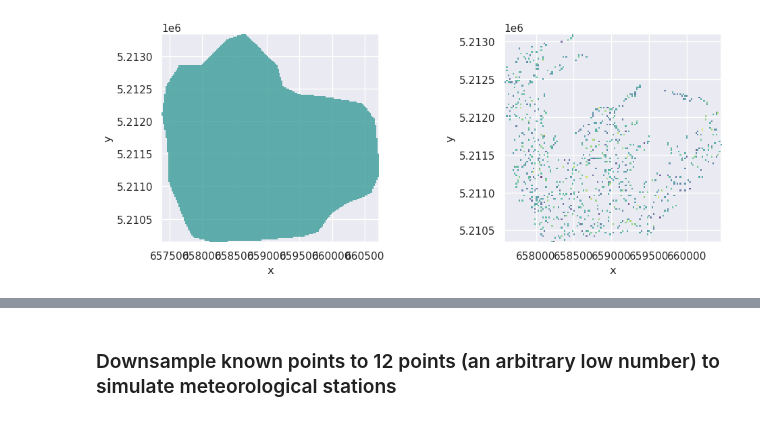
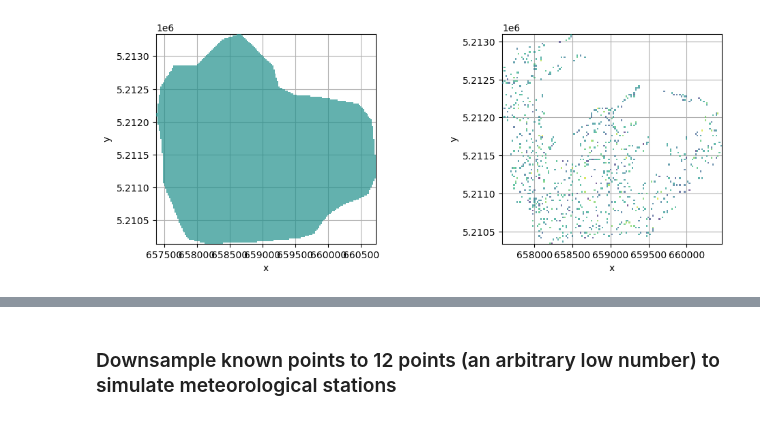
Before and after one commit to geopanda1/idw-performance, a Jupyter notebook: benchmark.ipynb, the cells around one changed output, grey strips where cells are left out. Saved outputs shown, nothing was run; the diff lists cells and outputs as text; code cells hidden in the pictures.

Commit message:
remove seaborn dependency

```diff
--- a/benchmark.ipynb
+++ b/benchmark.ipynb
@@ -2,8 +2,6 @@
 import xarray as xr
 import numpy as np
 import matplotlib.pyplot as plt
-import seaborn as sns
-sns.set_theme()
 
 from openamundsen.interpolation import idw
 from interpolation_optimized import idw_optimized
@@ -13,16 +11,26 @@ target_points = xr.open_dataset("target_points.nc").load().set_index(points=("y"
 # %%
 fig, (ax1, ax2) = plt.subplots(ncols=2, figsize=(12, 4))
 
-target_points["data"] = ("points", np.ones(target_points.x.size)) # dummy variable for plotting
-target_points.unstack().data.plot.imshow(ax=ax1, add_colorbar=False, zorder=10, alpha=0.7)
-known_points.unstack().temp.plot.imshow(ax=ax2, add_colorbar=False, zorder=10, alpha=0.7)
+target_points["data"] = (
+    "points",
+    np.ones(target_points.x.size),
+)  # dummy variable for plotting
+target_points.unstack().data.plot.imshow(
+    ax=ax1, add_colorbar=False, zorder=10, alpha=0.7
+)
+known_points.unstack().temp.plot.imshow(
+    ax=ax2, add_colorbar=False, zorder=10, alpha=0.7
+)
 
 ax1.set_aspect("equal")
 ax2.set_aspect("equal")
 
+ax1.grid(zorder=1)
+ax2.grid(zorder=1)
+
 plt.show()
 # %% [output]
-[figure, old version]
+[figure, new version]
 # %%
 interpolated_weights = idw(
     known_points.x.values,
```
Also changed, not shown: parts of 5 cells of this notebook.
